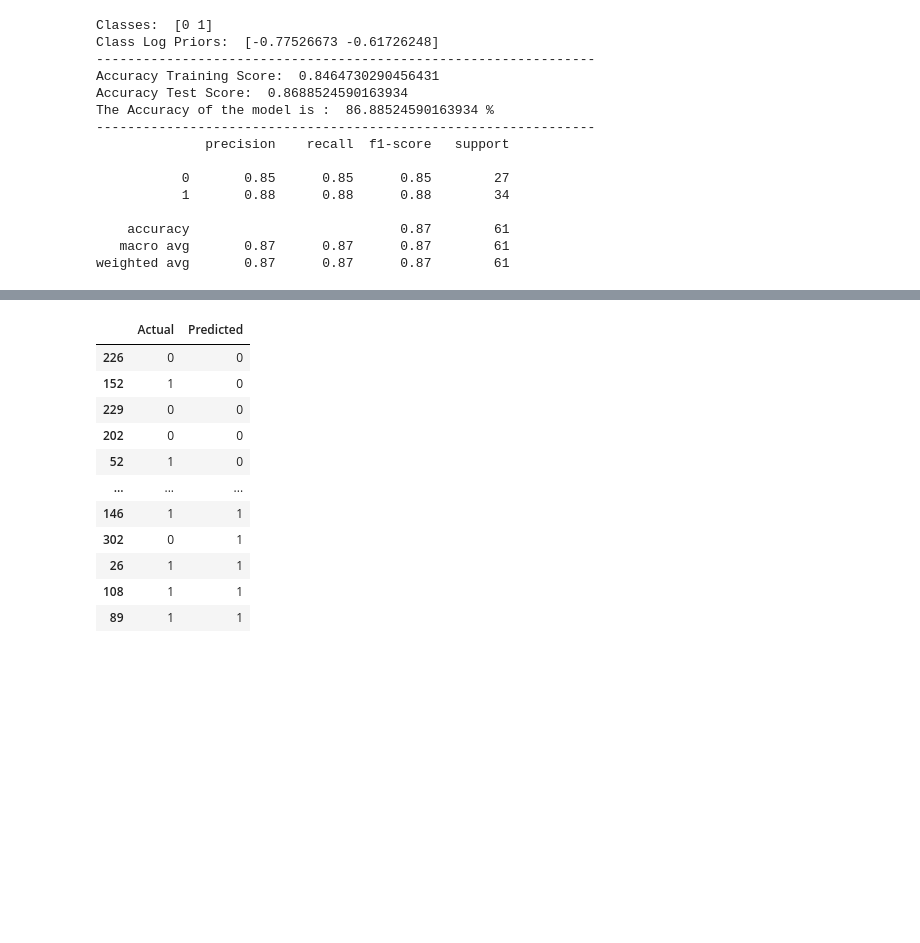
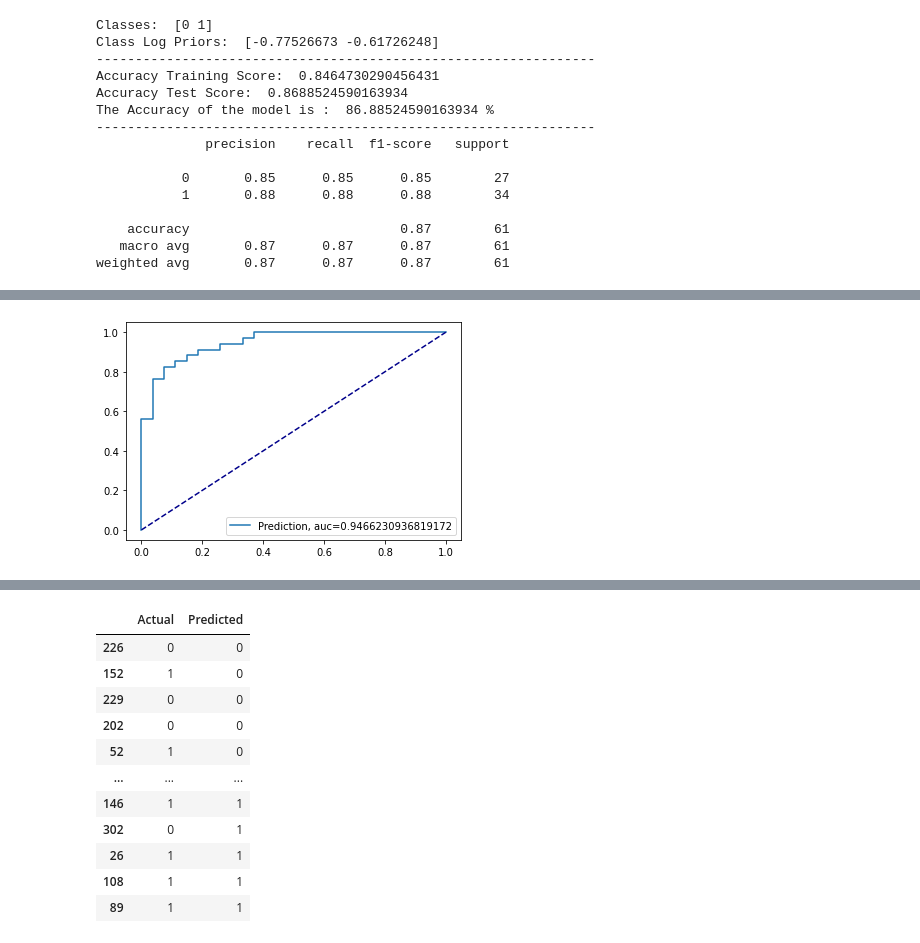
Before and after one commit to CleverJinn/DataScience, a Jupyter notebook: HeartAttack-Classification/Classification_HeartAttackPredictions.ipynb, the cells around one changed output, grey strips where cells are left out. Drawn from its saved outputs; the diff is of its cells as text; code cells hidden in the pictures; blank space fills up the shorter version.

```diff
--- a/HeartAttack-Classification/Classification_HeartAttackPredictions.ipynb
+++ b/HeartAttack-Classification/Classification_HeartAttackPredictions.ipynb
@@ -747,0 +729,10 @@ weighted avg       0.87      0.87      0.87        61
+# %%
+# With the Confusion Matrix Graph done, the next step for evaluation is to graph out a Received Operator Characteristic (ROC) curve graph
+# I will also calculate the Area Under the Curve value (AUC)
+
+# For this I will be using the ROC_Curve_Graph function I created earlier
+# The only parameters I will need will be the X_test and y_test values
+
+ROC_Curve_Graph(X_test,y_test,model)
+# %% [output]
+[figure, added]
```
Also changed, not shown: parts of 148 cells of this notebook, 1 other file.
